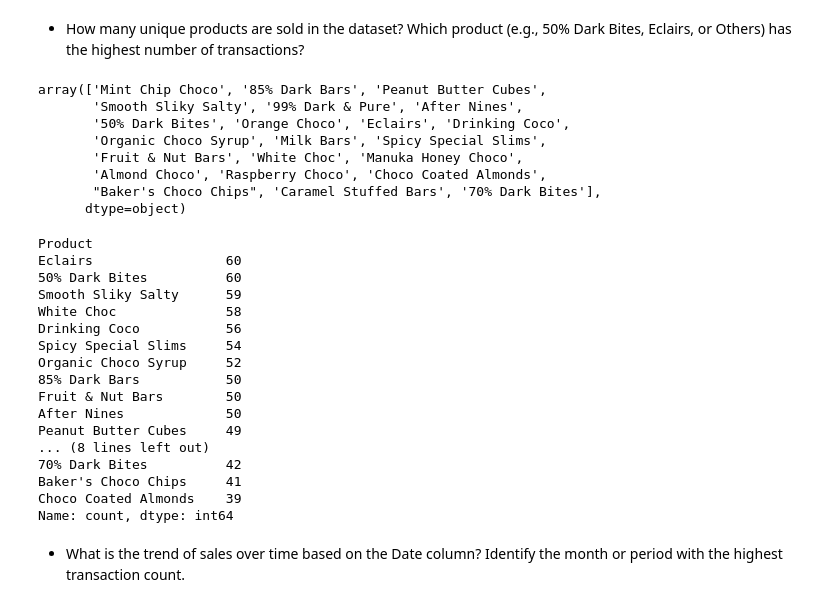
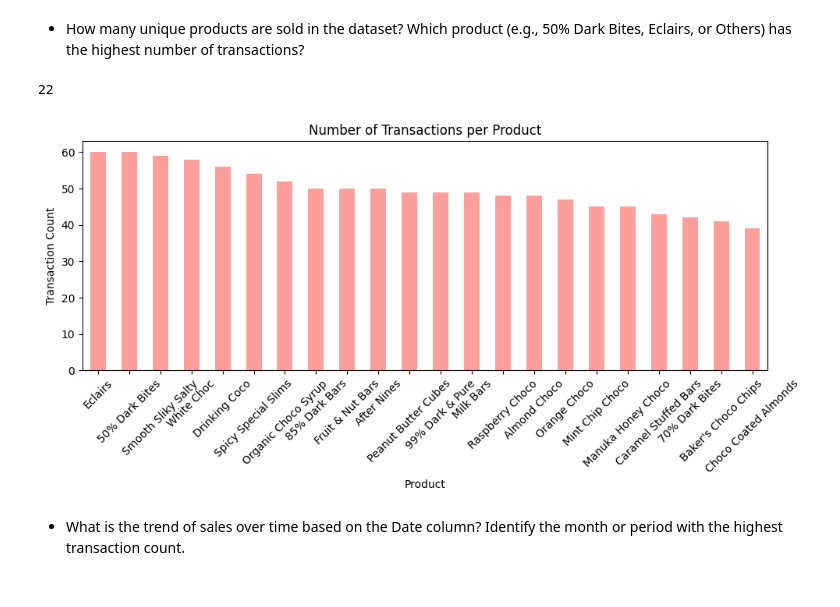
Before and after one commit to ZehraArshad/Exploratory-Data-Analysis, a Jupyter notebook: class activity/data_process.ipynb, the cells around one changed output. Saved outputs shown, nothing was run; the diff lists cells and outputs as text; code cells hidden in the pictures.

```diff
--- a/class activity/data_process.ipynb
+++ b/class activity/data_process.ipynb
@@ -133,36 +149,22 @@ Name: Amount, dtype: float64
 - How many unique products are sold in the dataset? Which product (e.g., 50% Dark Bites,
 Eclairs, or Others) has the highest number of transactions?
 # %%
-chocolate_data['Product'].unique()
+len(chocolate_data['Product'].unique())
 # %% [output]
-array(['Mint Chip Choco', '85% Dark Bars', 'Peanut Butter Cubes',
-       'Smooth Sliky Salty', '99% Dark & Pure', 'After Nines',
-       '50% Dark Bites', 'Orange Choco', 'Eclairs', 'Drinking Coco',
-       'Organic Choco Syrup', 'Milk Bars', 'Spicy Special Slims',
-       'Fruit & Nut Bars', 'White Choc', 'Manuka Honey Choco',
-       'Almond Choco', 'Raspberry Choco', 'Choco Coated Almonds',
-       "Baker's Choco Chips", 'Caramel Stuffed Bars', '70% Dark Bites'],
-      dtype=object)
+22
 # %%
-chocolate_data['Product'].value_counts().sort_values(ascending = False)
+prod_dist = chocolate_data['Product'].value_counts().sort_values(ascending = False)
-# %% [output]
-Product
-Eclairs                 60
-50% Dark Bites          60
-Smooth Sliky Salty      59
-White Choc              58
-Drinking Coco           56
-Spicy Special Slims     54
-Organic Choco Syrup     52
-85% Dark Bars           50
-Fruit & Nut Bars        50
-After Nines             50
-Peanut Butter Cubes     49
-... (8 lines left out)
-70% Dark Bites          42
-Baker's Choco Chips     41
-Choco Coated Almonds    39
-Name: count, dtype: int64
+# %%
+chocolate_data['Product'].value_counts().plot(kind='bar', figsize=(10, 5), color='#ff9f9b')
+
+plt.title('Number of Transactions per Product')
+plt.xlabel('Product')
+plt.ylabel('Transaction Count')
+plt.xticks(rotation=45)
+plt.tight_layout()
+plt.show()
+# %% [output]
+[figure, added]
 # %% [markdown]
 - What is the trend of sales over time based on the Date column? Identify the month or
 period with the highest transaction count.
```
Also changed, not shown: parts of 22 cells of this notebook, 5 other files.
